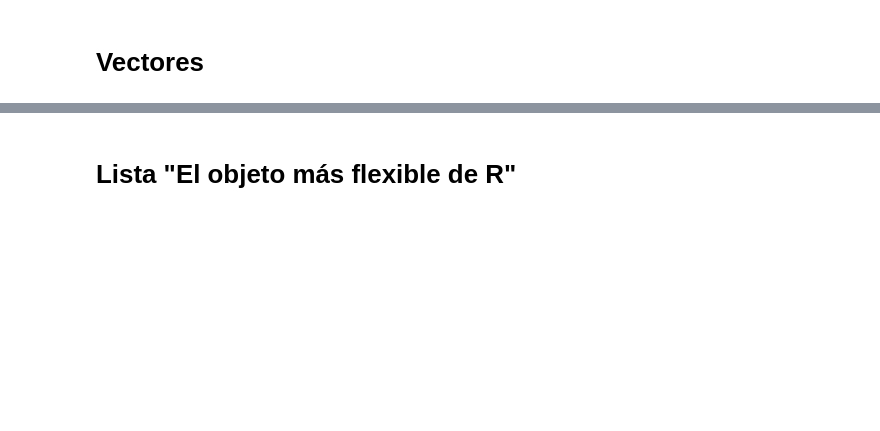
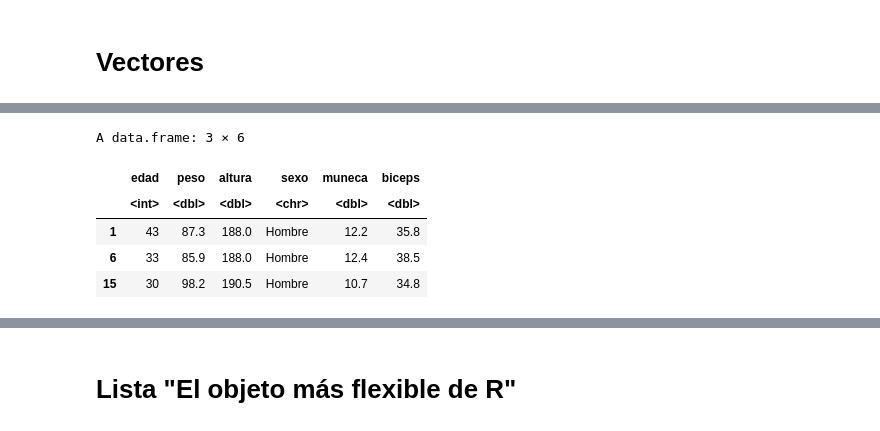
Before and after one commit to vordonez74/notebook, a Jupyter notebook: R.ipynb, the cells around one changed output, grey strips where cells are left out. Saved outputs shown, nothing was run; the diff lists cells and outputs as text; code cells hidden in the pictures; blank space fills up the shorter version.

```diff
--- a/R.ipynb
+++ b/R.ipynb
@@ -159,0 +384,9 @@ matriz2
+# %%
+subset(df1,subset = peso>80.0 & altura>185.0)
+# %% [output]
+A data.frame: 3 × 6
+|  | edad | peso | altura | sexo | muneca | biceps |
+|  | <int> | <dbl> | <dbl> | <chr> | <dbl> | <dbl> |
+| 1 | 43 | 87.3 | 188.0 | Hombre | 12.2 | 35.8 |
+| 6 | 33 | 85.9 | 188.0 | Hombre | 12.4 | 38.5 |
+| 15 | 30 | 98.2 | 190.5 | Hombre | 10.7 | 34.8 |
```
Also changed, not shown: parts of 72 cells of this notebook, 5 other files.
